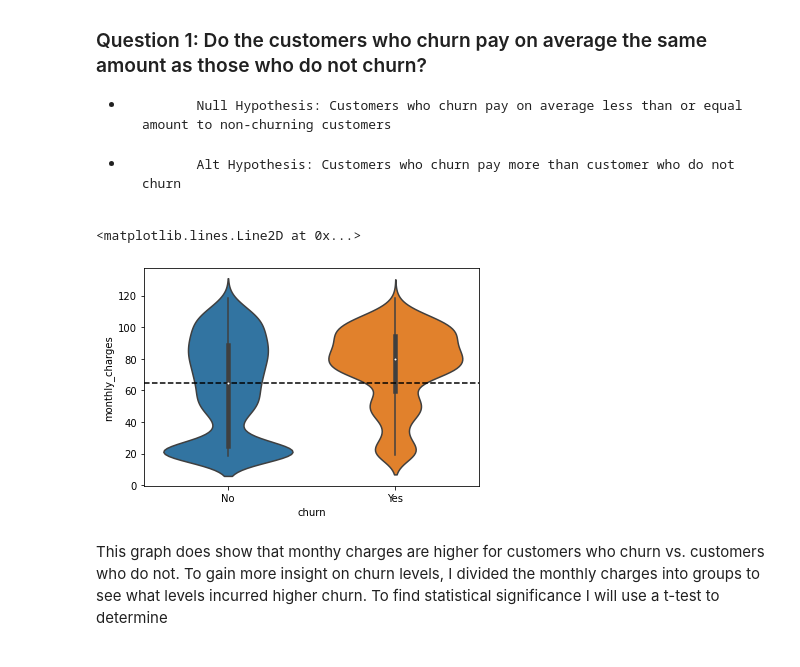
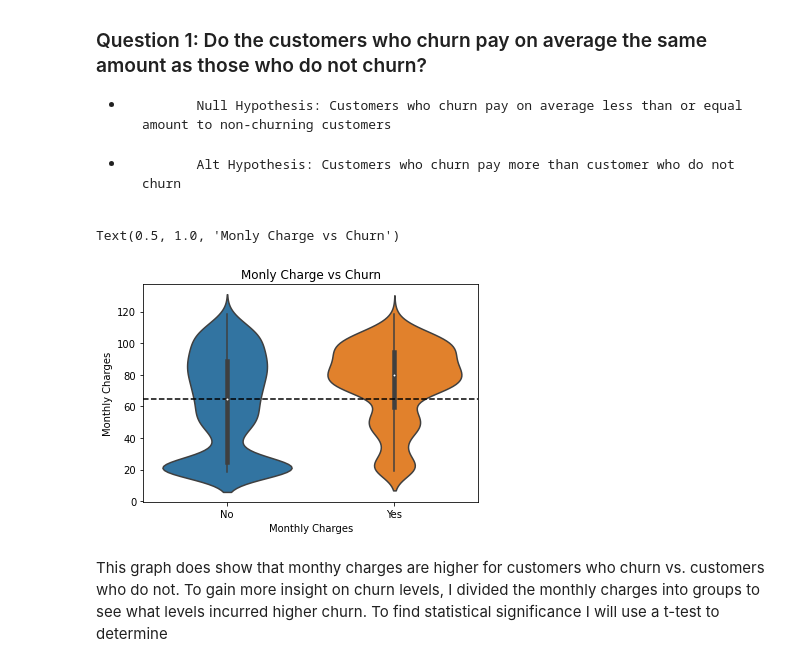
Before and after one commit to JaradAng/Classification-Project---Churn-Prediction, a Jupyter notebook: final_telco_churn.ipynb, the cells around one changed output. Saved outputs shown, nothing was run; the diff lists cells and outputs as text; code cells hidden in the pictures.

Commit message:
added chart titles and graphs

```diff
--- a/final_telco_churn.ipynb
+++ b/final_telco_churn.ipynb
@@ -246,10 +246,13 @@ Please view my working notebook to see my entire procress on exploration. Here I
 # %%
 #Vizulizing the churn rate compared to monthly charges with a black line for overall churn mean
 sns.violinplot('churn', 'monthly_charges', data=telco_train, alpha=.25)
 plt.axhline(telco_train.monthly_charges.mean(), ls = '--', color = 'black')
+plt.xlabel('Monthly Charges')
+plt.ylabel('Monthly Charges')
+plt.title('Monly Charge vs Churn')
 # %% [output]
-<matplotlib.lines.Line2D at 0x...>
+Text(0.5, 1.0, 'Monly Charge vs Churn')
-[figure, old version]
+[figure, new version]
 # %% [markdown]
 This graph does show that monthy charges are higher for customers who churn vs. customers who do not. To gain more insight on churn levels, I divided the monthly charges into groups to see what levels incurred higher churn. To find statistical significance I will use a t-test to determine
 # %%
```
Also changed, not shown: parts of 13 cells of this notebook.
